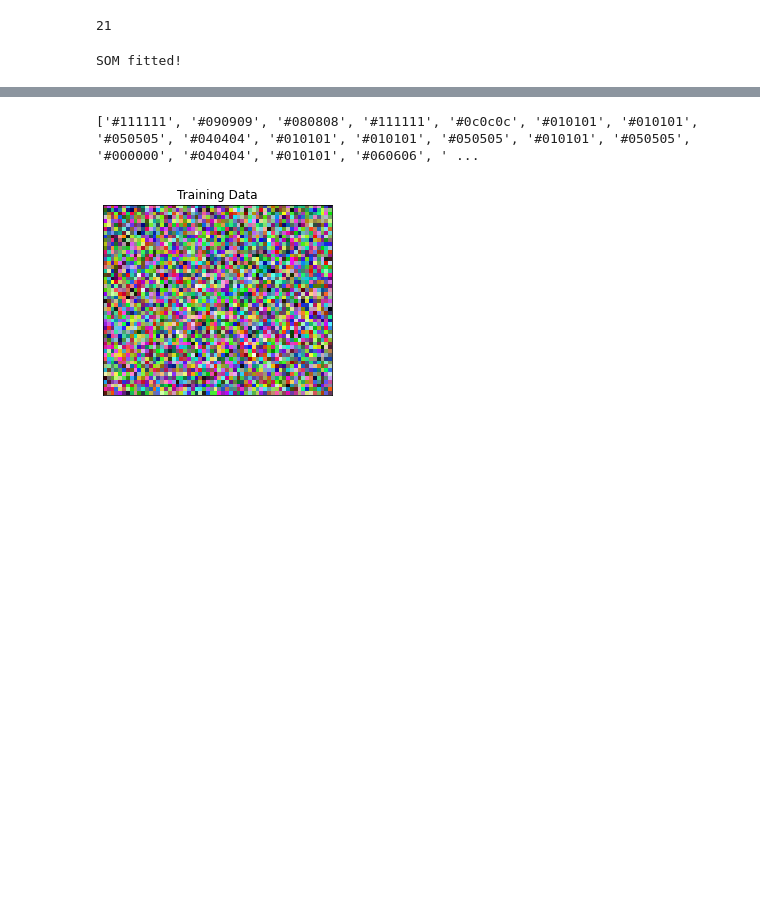
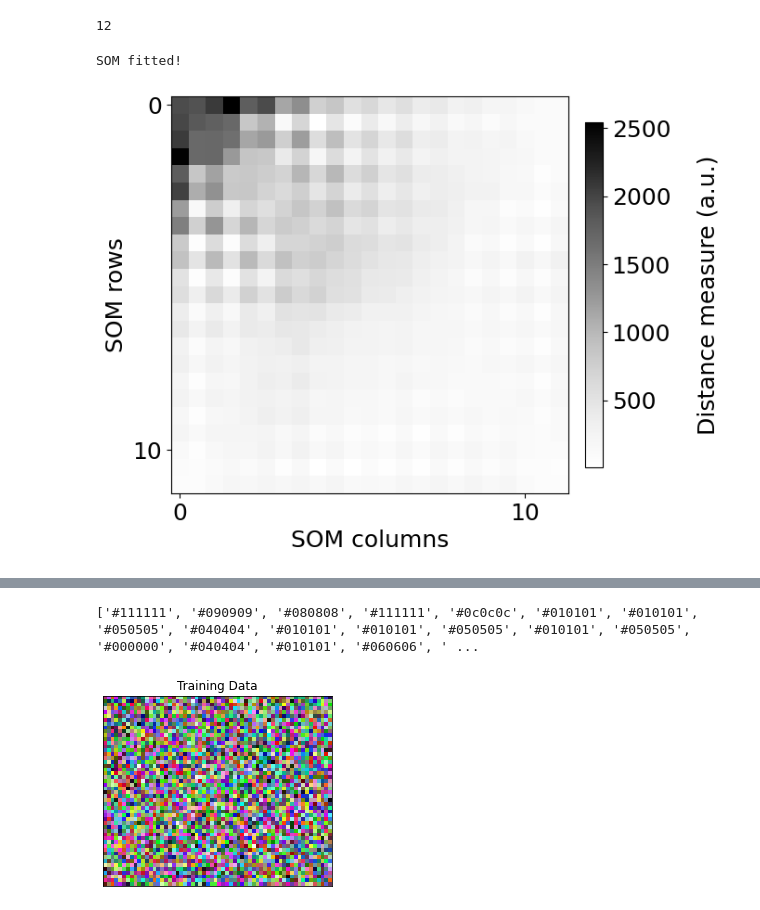
Before and after one commit to jazoza/mad, a Jupyter notebook: 02_import_data.ipynb, the cells around one changed output, grey strips where cells are left out. Drawn from its saved outputs; the diff is of its cells as text; code cells hidden in the pictures; blank space fills up the shorter version.

```diff
--- a/02_import_data.ipynb
+++ b/02_import_data.ipynb
@@ -58,12 +40,32 @@ fma_data_fingerprint = fma_data_fingerprint.json()
 df_fma_fingerprint = pd.DataFrame.from_dict(fma_data_fingerprint)
 # %%
 # @title Set current active DataFrame
-current_df = df_fma_noise
+# current_df = df_radio_noise
+# current_df = df_fma_fingerprint
+current_df = df_radio_fingerprint
-# %%
-train_data = current_df['noise'].to_numpy()
-train_data_length = len(train_data)
-for i in range(0, train_data_length):
-  item = train_data[i]
-  train_data[i] = np.array(item)
-train_data = [l.tolist() for l in train_data]
-# print(train_data)
+# %%
+train_data = current_df["fingerprints"].to_numpy()
+# train_data = current_df["noise"].to_numpy()
+# print(train_data[0][0][0])
+print(isinstance(train_data[0][0], list))
+train_data_length = len(train_data)
+print(train_data_length)
+temp = []
+for item in train_data:
+    if isinstance(item, list):
+        l = len(train_data[0][0][0])
+        for deep_item in item:
+            if not deep_item:
+                print('empty list')
+            else:
+                temp.append(deep_item[0])
+    else:
+        temp.push(np.array(item))
+    # print(type(item[0][0][0]))
+    # train_data[i] = np.array(item).flatten()
+if isinstance(train_data[0][0], list):
+    train_data = temp
+else:
+    train_data = [l.tolist() for l in train_data]
+print(len(train_data))
+train_data_length = len(train_data)
@@ -76,14 +103,21 @@ print(grid)
 # this returns "ideal" grid size
 # maybe is a parameter that students can play around as well
 # %% [output]
-21
+12
 # %%
 # @title Unsupervised Learning
 som = susi.SOMClustering(
     n_rows=grid,
-    n_columns=grid
+    n_columns=grid,
+    n_iter_unsupervised=40000
 )
 som.fit(train_data)
 print("SOM fitted!")
 # %% [output]
 SOM fitted!
+# %%
+u_matrix = som.get_u_matrix()
+plot_umatrix(u_matrix, grid, grid)
+plt.show()
+# %% [output]
+[figure, added]
```
Also changed, not shown: parts of 8 cells of this notebook, 1 other file.
